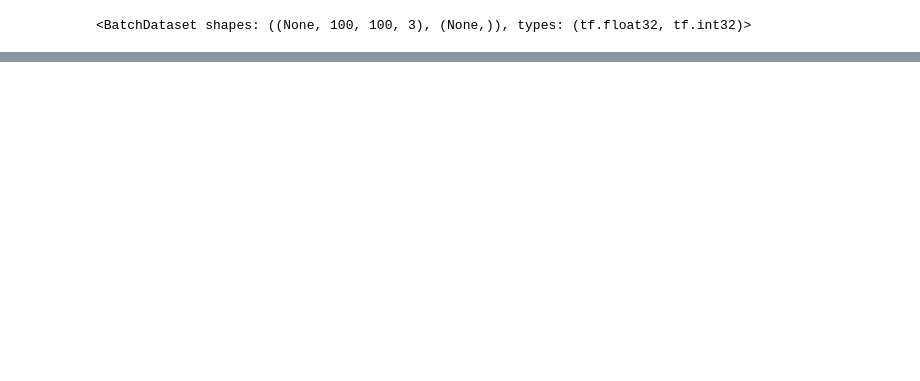
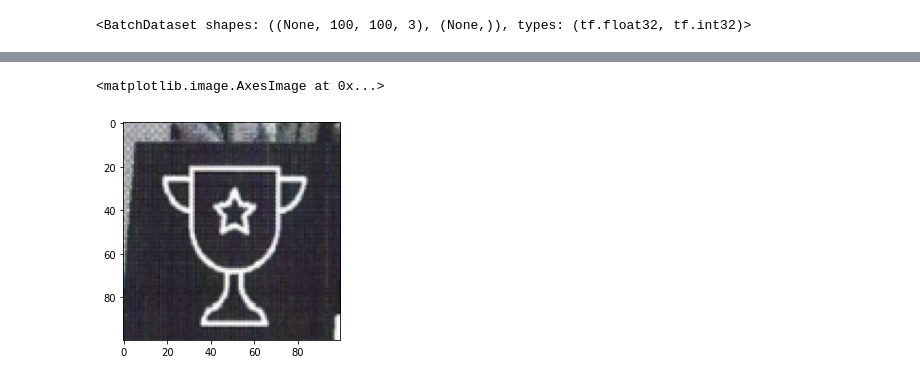
Before and after one commit to TheDim0n/ArtWayPictures, a Jupyter notebook: notebook.ipynb, the cells around one changed output, grey strips where cells are left out. Saved outputs shown, nothing was run; the diff lists cells and outputs as text; code cells hidden in the pictures; blank space fills up the shorter version.

```diff
--- a/notebook.ipynb
+++ b/notebook.ipynb
@@ -253,0 +233,5 @@ tf.config.list_physical_devices()
+# %%
+plt.imshow(test_image)
+# %% [output]
+<matplotlib.image.AxesImage at 0x...>
+[figure, added]
```
Also changed, not shown: parts of 21 cells of this notebook, 3 other files.
